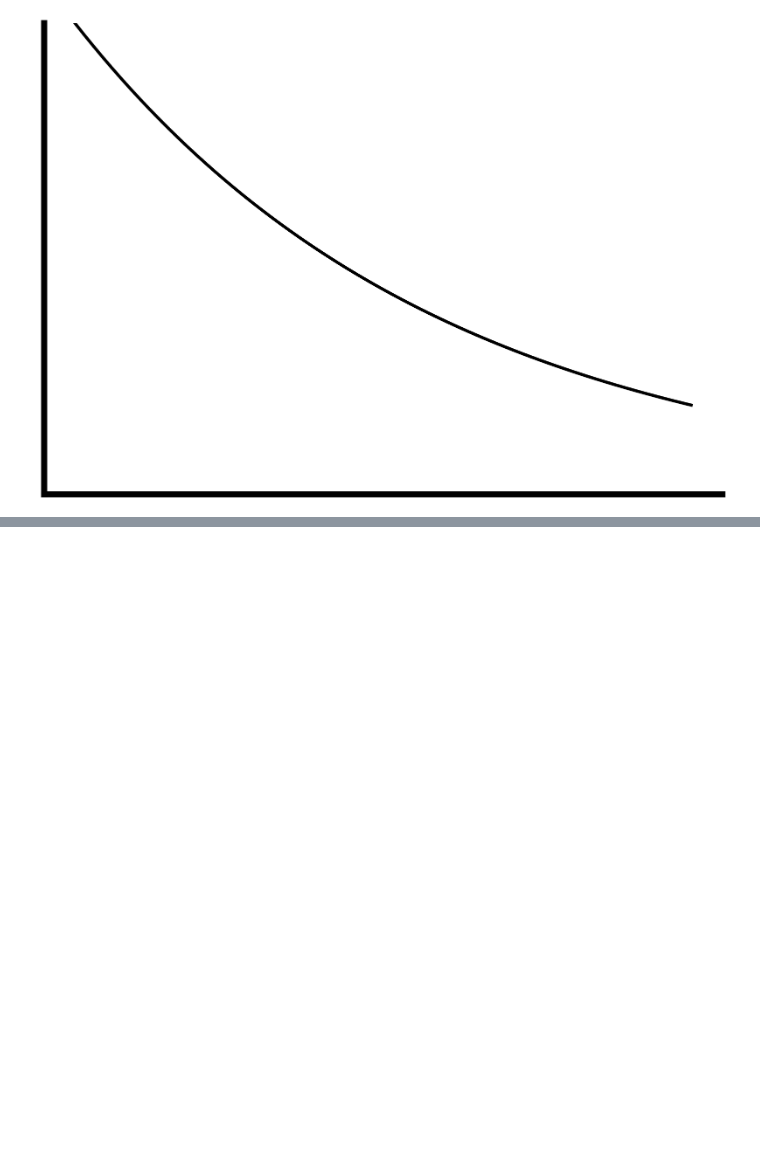
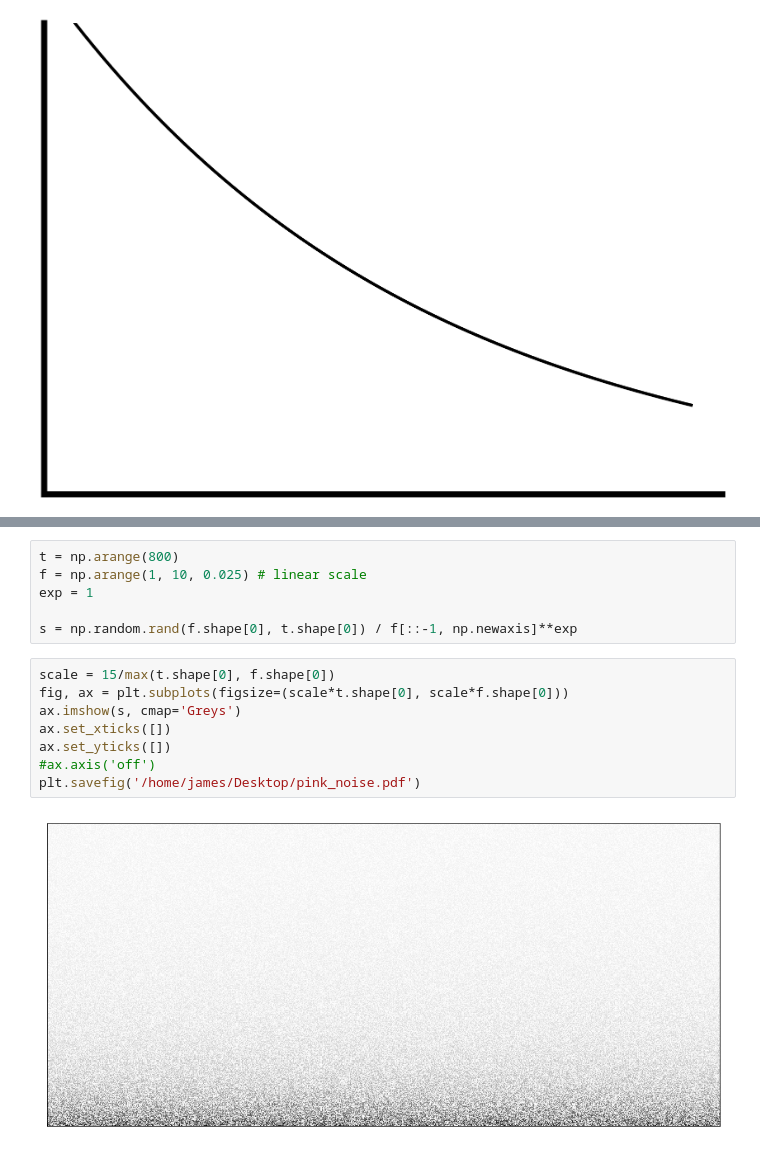
Before and after one commit to jbwebb8/foraging-analysis, a Jupyter notebook: notebooks/playground.ipynb, the cells around one changed output, grey strips where cells are left out. Cells and saved outputs as stored; diff of their text form; blank space fills up the shorter version.

```diff
--- a/notebooks/playground.ipynb
+++ b/notebooks/playground.ipynb
@@ -2210,0 +2151,16 @@ from
+# %%
+t = np.arange(800)
+f = np.arange(1, 10, 0.025) # linear scale
+exp = 1
+
+s = np.random.rand(f.shape[0], t.shape[0]) / f[::-1, np.newaxis]**exp
+# %%
+scale = 15/max(t.shape[0], f.shape[0])
+fig, ax = plt.subplots(figsize=(scale*t.shape[0], scale*f.shape[0]))
+ax.imshow(s, cmap='Greys')
+ax.set_xticks([])
+ax.set_yticks([])
+#ax.axis('off')
+plt.savefig('/home/james/Desktop/pink_noise.pdf')
+# %% [output]
+[figure, added]
```
Also changed, not shown: parts of 22 cells of this notebook.
